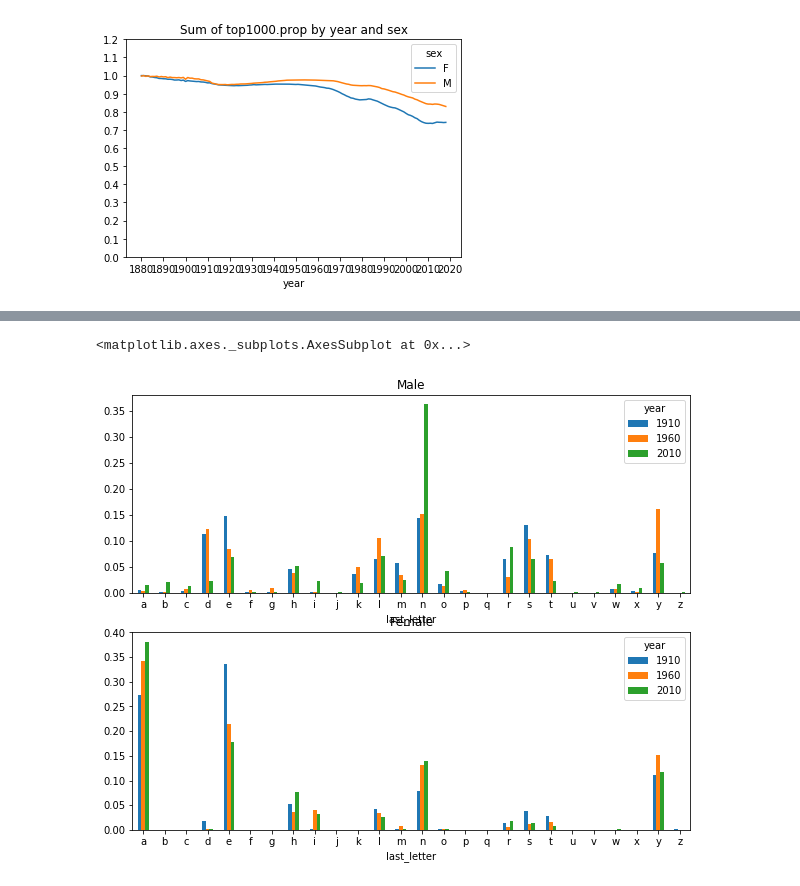
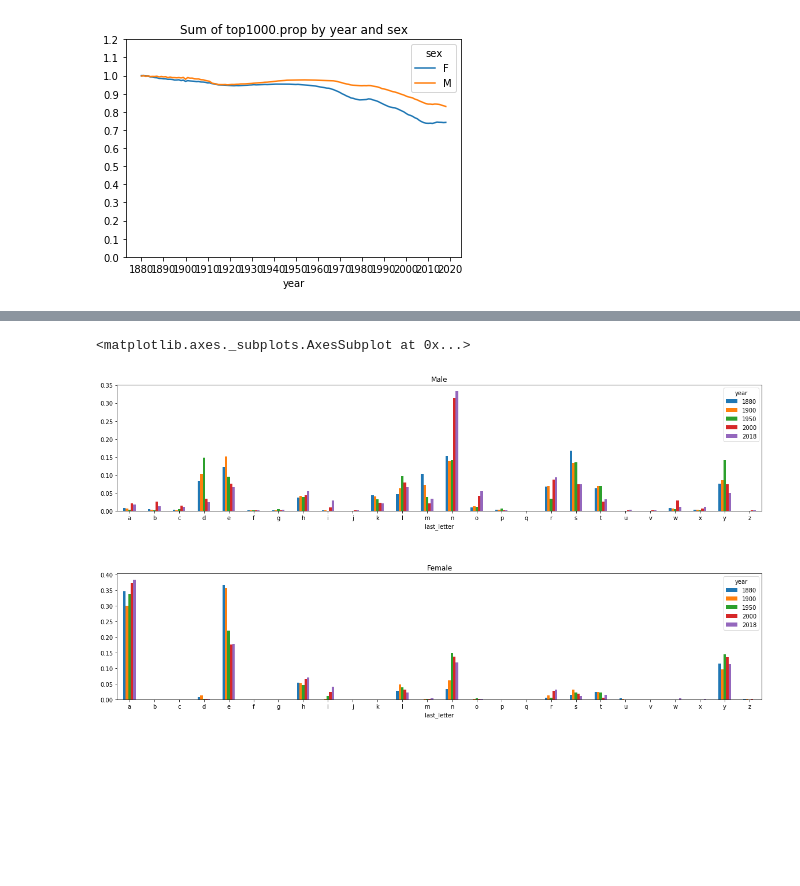
Before and after one commit to ffflora/data-analysis-projects, a Jupyter notebook: babynames.ipynb, the cells around one changed output, grey strips where cells are left out. Drawn from its saved outputs; the diff is of its cells as text; code cells hidden in the pictures; blank space fills up the shorter version.

```diff
--- a/babynames.ipynb
+++ b/babynames.ipynb
@@ -244,9 +256,9 @@ diversity.plot(title='Number of popular names in top 50% babys')
 # %%
-# the last character
+# the last character of the names
 get_last_char=lambda x:x[-1]
 last_letters = names.name.map(get_last_char)
 last_letters.name='last_letter'
 table = names.pivot_table('births',index=last_letters, columns = ['sex','year'],aggfunc = sum)
-subtable = table.reindex(columns=[1910,1960,2010],level ='year')
+subtable = table.reindex(columns=[1880,1900,1950,2000,2018],level ='year')
 subtable.head()
 # %% [output]
@@ -291,8 +307,9 @@ letter_prop
 # %%
 import matplotlib.pyplot as plt
-fig,axes = plt.subplots(2,1,figsize=(10,8))
+fig,axes = plt.subplots(2,1,figsize=(20,10))
+plt.subplots_adjust(hspace=0.5,wspace=0.5)
 letter_prop['M'].plot(kind='bar',rot=0,ax=axes[0],title='Male')
 letter_prop['F'].plot(kind='bar',rot=0,ax=axes[1],title='Female')
 # %% [output]
 <matplotlib.axes._subplots.AxesSubplot at 0x...>
-[figure, old version]
+[figure, new version]
```
Also changed, not shown: parts of 33 cells of this notebook.
